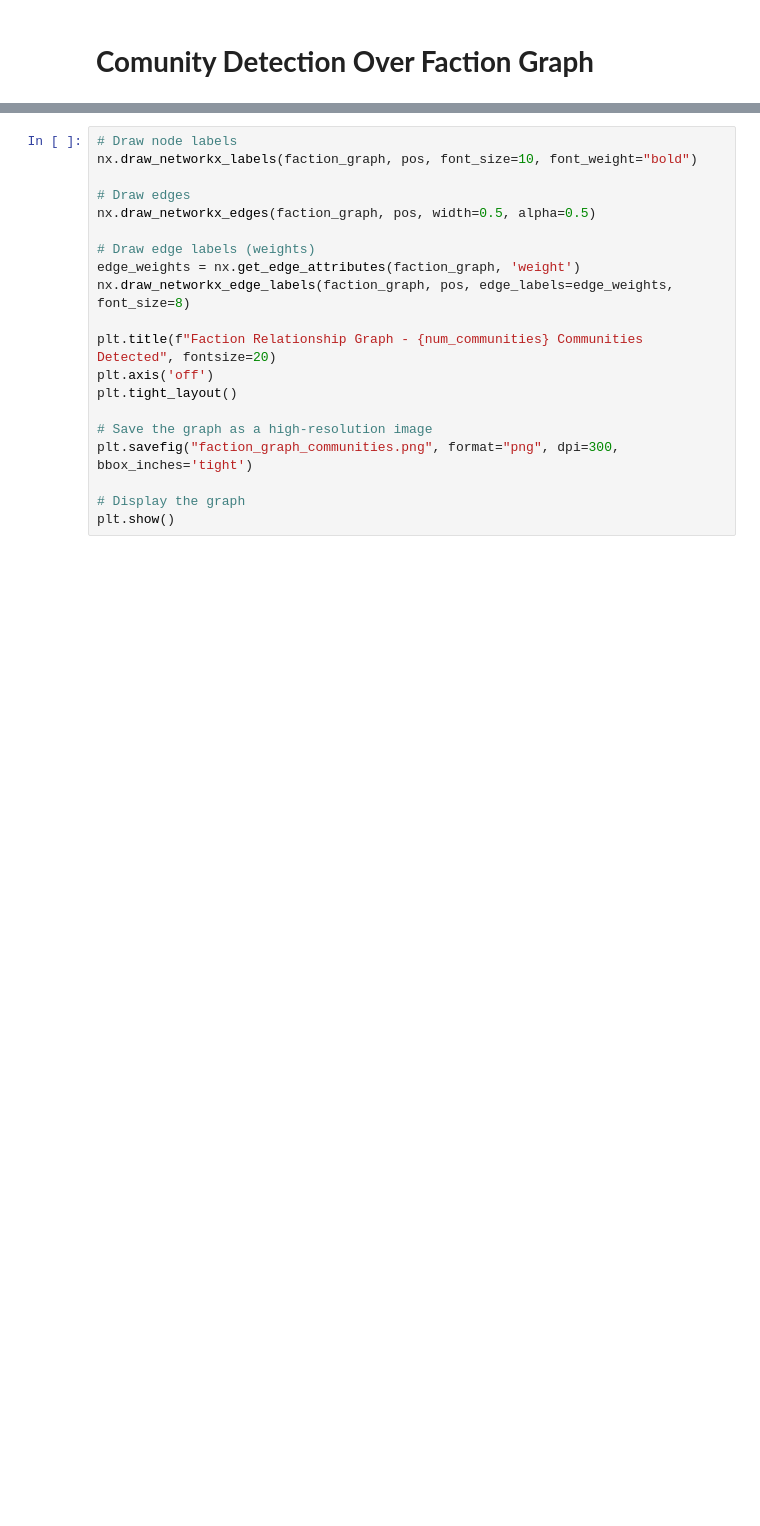
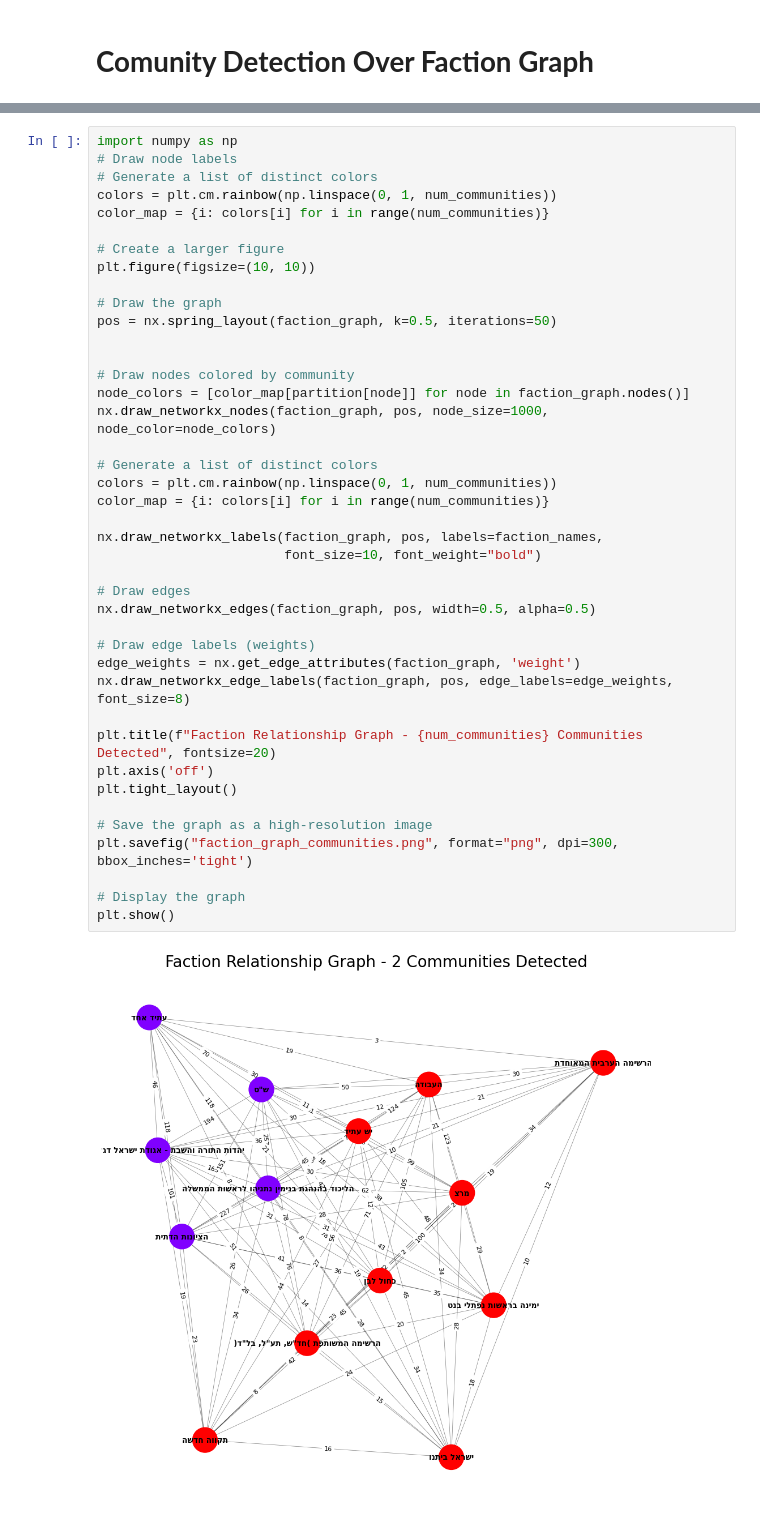
Before and after one commit to moshe-hadad/knesset-network, a Jupyter notebook: collaboration_graph.ipynb, the cells around one changed output, grey strips where cells are left out. Saved outputs shown, nothing was run; the diff lists cells and outputs as text; blank space fills up the shorter version.

```diff
--- a/collaboration_graph.ipynb
+++ b/collaboration_graph.ipynb
@@ -268,20 +247,43 @@ color_map = {i: colors[i] for i in range(num_communities)}
 # %%
+import numpy as np
 # Draw node labels
-nx.draw_networkx_labels(faction_graph, pos, font_size=10, font_weight="bold")
+# Generate a list of distinct colors
+colors = plt.cm.rainbow(np.linspace(0, 1, num_communities))
+color_map = {i: colors[i] for i in range(num_communities)}
+
+# Create a larger figure
+plt.figure(figsize=(10, 10))
+
+# Draw the graph
+pos = nx.spring_layout(faction_graph, k=0.5, iterations=50)
+
+
+# Draw nodes colored by community
+node_colors = [color_map[partition[node]] for node in faction_graph.nodes()]
+nx.draw_networkx_nodes(faction_graph, pos, node_size=1000, node_color=node_colors)
+
+# Generate a list of distinct colors
+colors = plt.cm.rainbow(np.linspace(0, 1, num_communities))
+color_map = {i: colors[i] for i in range(num_communities)}
+
+nx.draw_networkx_labels(faction_graph, pos, labels=faction_names,
+                        font_size=10, font_weight="bold")
 
 # Draw edges
 nx.draw_networkx_edges(faction_graph, pos, width=0.5, alpha=0.5)
 
 # Draw edge labels (weights)
 edge_weights = nx.get_edge_attributes(faction_graph, 'weight')
 nx.draw_networkx_edge_labels(faction_graph, pos, edge_labels=edge_weights, font_size=8)
 
 plt.title(f"Faction Relationship Graph - {num_communities} Communities Detected", fontsize=20)
 plt.axis('off')
 plt.tight_layout()
 
 # Save the graph as a high-resolution image
 plt.savefig("faction_graph_communities.png", format="png", dpi=300, bbox_inches='tight')
 
 # Display the graph
 plt.show()
+# %% [output]
+[figure, added]
```
Also changed, not shown: parts of 3 cells of this notebook.
